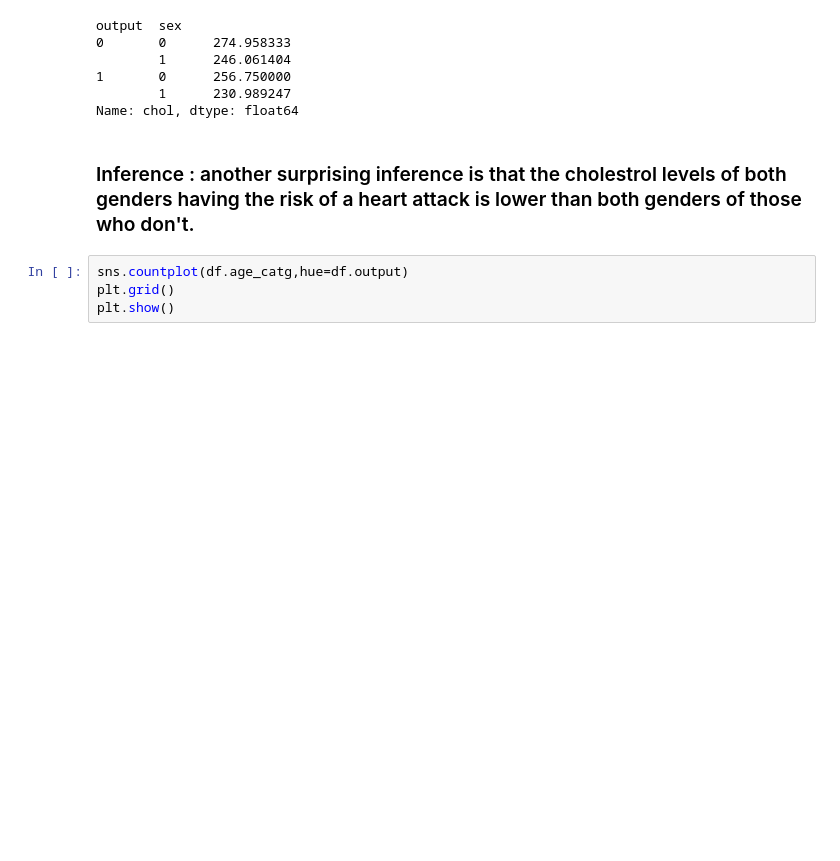
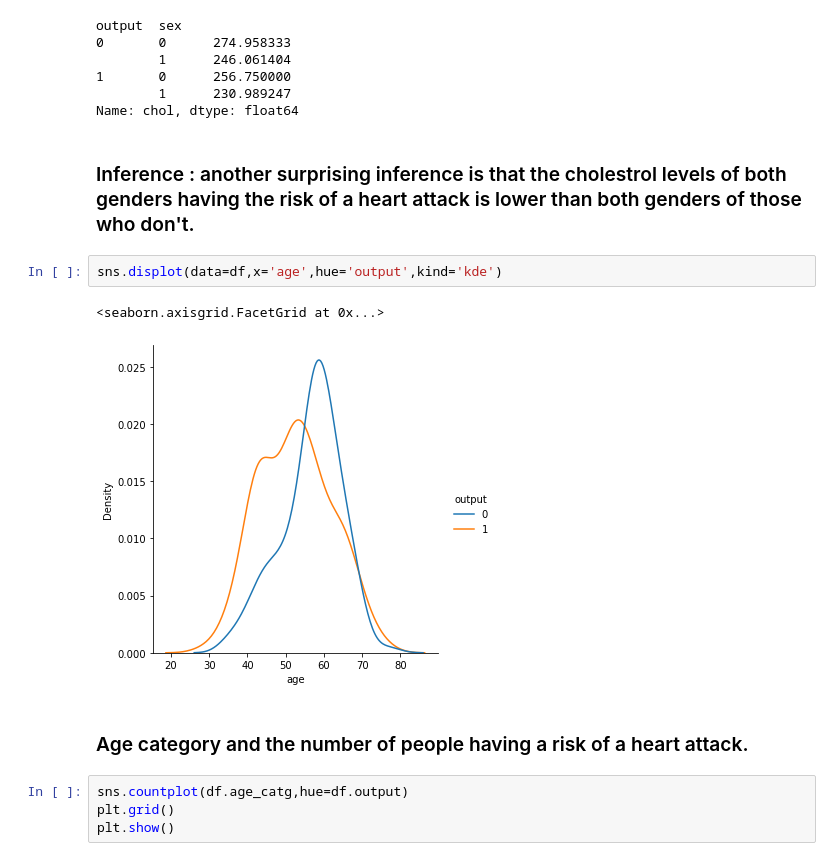
Before and after one commit to SharanKalyan/Heart-attack-predctions, a Jupyter notebook: Analysis.ipynb, the cells around one changed output. Cells and saved outputs as stored; diff of their text form; blank space fills up the shorter version.

```diff
--- a/Analysis.ipynb
+++ b/Analysis.ipynb
@@ -267,6 +267,13 @@ output  sex
 Name: chol, dtype: float64
 # %% [markdown]
 ### Inference : another surprising inference is that the cholestrol levels of both genders having the risk of a  heart attack is lower than both genders of those who don't.
+# %%
+sns.displot(data=df,x='age',hue='output',kind='kde')
+# %% [output]
+<seaborn.axisgrid.FacetGrid at 0x...>
+[figure, added]
+# %% [markdown]
+### Age category and the number of people having a risk of a heart attack.
 # %%
 sns.countplot(df.age_catg,hue=df.output)
 plt.grid()
```
Also changed, not shown: parts of 1 cell of this notebook.
